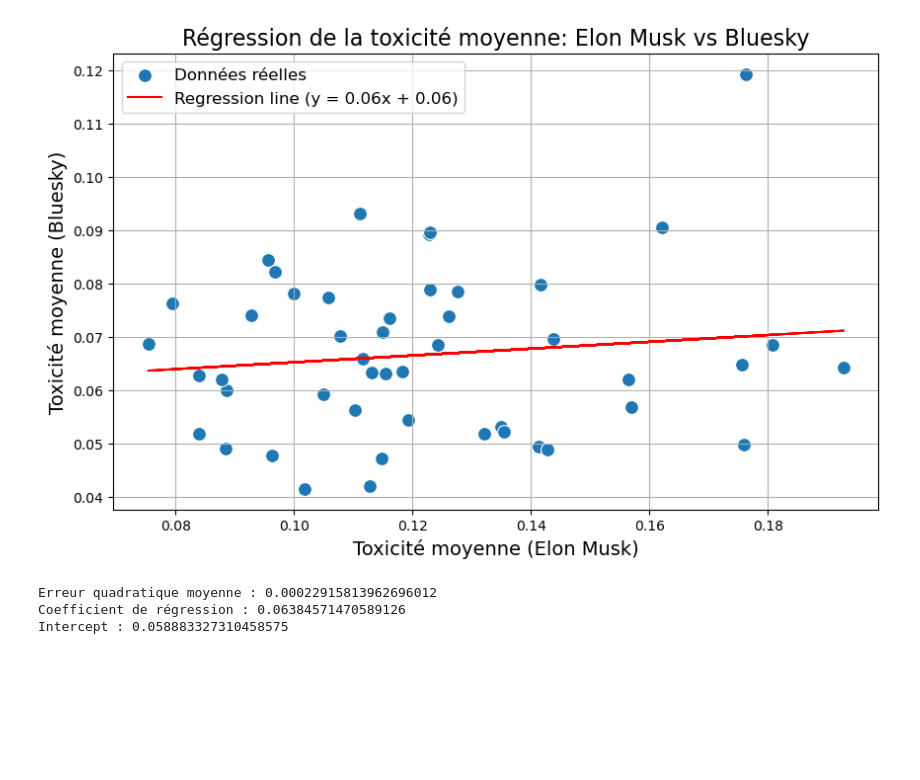
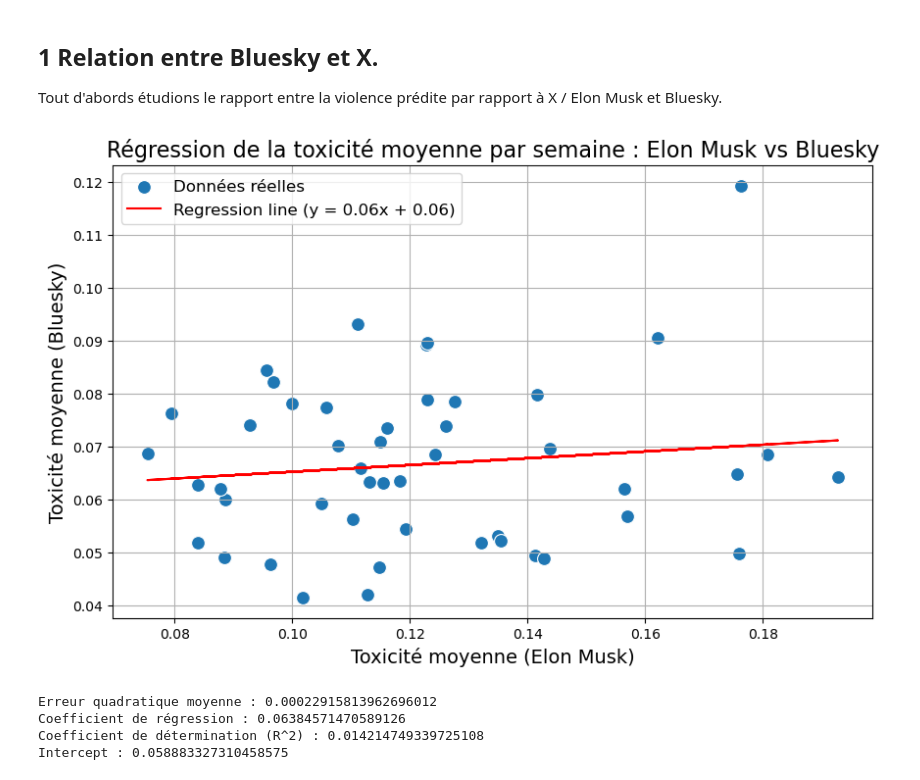
Before and after one commit to lucielang/Scrapping-de-tweets, a Jupyter notebook: 0_notebooks/7_modelisation.ipynb, the cells around one changed output. Saved outputs shown, nothing was run; the diff lists cells and outputs as text; code cells hidden in the pictures; blank space fills up the shorter version.

```diff
--- a/0_notebooks/7_modelisation.ipynb
+++ b/0_notebooks/7_modelisation.ipynb
@@ -49,46 +54,52 @@ bluesky_df = pd.read_csv(os.path.join('..','data_fin','bluesky_def.csv'))
+# %% [markdown]
+## 1 Relation entre Bluesky et X.
+
+Tout d'abords étudions le rapport entre la violence prédite par rapport à X / Elon Musk et Bluesky.
 # %%
 # Calculer les moyennes de toxicité par YearWeek
 elon_avg_toxicity = elon_df.groupby('YearWeek')['violence_prédite'].mean().reset_index()
 bluesky_avg_toxicity = bluesky_df.groupby('YearWeek')['violence_prédite'].mean().reset_index()
 
 # Fusionner les deux moyennes sur YearWeek
 merged_data = pd.merge(elon_avg_toxicity, bluesky_avg_toxicity, on='YearWeek', suffixes=('_elon', '_bluesky'))
 
 # Préparer les données pour la régression
 X = merged_data['violence_prédite_elon'].values.reshape(-1, 1)  # Variable explicative
 y = merged_data['violence_prédite_bluesky'].values  # Variable cible
+# Modèle de régression linéaire
+model = LinearRegression()
+model.fit(X, y)
+r2 = model.score(X, y)
+
+# Prédictions
+y_pred = model.predict(X)
+
+# Calcul de l'erreur quadratique moyenne
+mse = mean_squared_error(y, y_pred)
+
+# Coefficients du modèle
+coef = model.coef_[0]
+intercept = model.intercept_
+
+# Affichage des résultats
+plt.figure(figsize=(10, 6))
+sns.scatterplot(x='violence_prédite_elon', y='violence_prédite_bluesky', data=merged_data, label='Données réelles', s=100)
+plt.plot(merged_data['violence_prédite_elon'], y_pred, color='red', label=f'Regression line (y = {coef:.2f}x + {intercept:.2f})')
+plt.title('Régression de la toxicité moyenne par semaine : Elon Musk vs Bluesky', fontsize=16)
+plt.xlabel('Toxicité moyenne (Elon Musk)', fontsize=14)
+plt.ylabel('Toxicité moyenne (Bluesky)', fontsize=14)
+plt.legend(fontsize=12)
+plt.grid(True)
+plt.show()
+
+# Résumé
+print("Erreur quadratique moyenne :", mse)
+print("Coefficient de régression :", coef)
+print("Coefficient de détermination (R^2) :", r2)
+print("Intercept :", intercept)
+# %% [output]
+[figure, added]
+Erreur quadratique moyenne : 0.00022915813962696012
+Coefficient de régression : 0.06384571470589126
+Coefficient de détermination (R^2) : 0.014214749339725108
+Intercept : 0.058883327310458575
-# %%
-# Modèle de régression linéaire
-model = LinearRegression()
-model.fit(X, y)
-
-# Prédictions
-y_pred = model.predict(X)
-
-# Calcul de l'erreur quadratique moyenne
-mse = mean_squared_error(y, y_pred)
-
-# Coefficients du modèle
-coef = model.coef_[0]
-intercept = model.intercept_
-
-# Affichage des résultats
-plt.figure(figsize=(10, 6))
-sns.scatterplot(x='violence_prédite_elon', y='violence_prédite_bluesky', data=merged_data, label='Données réelles', s=100)
-plt.plot(merged_data['violence_prédite_elon'], y_pred, color='red', label=f'Regression line (y = {coef:.2f}x + {intercept:.2f})')
-plt.title('Régression de la toxicité moyenne: Elon Musk vs Bluesky', fontsize=16)
-plt.xlabel('Toxicité moyenne (Elon Musk)', fontsize=14)
-plt.ylabel('Toxicité moyenne (Bluesky)', fontsize=14)
-plt.legend(fontsize=12)
-plt.grid(True)
-plt.show()
-
-# Résumé
-print("Erreur quadratique moyenne :", mse)
-print("Coefficient de régression :", coef)
-print("Intercept :", intercept)
-# %% [output]
-[figure, removed]
-Erreur quadratique moyenne : 0.00022915813962696012
-Coefficient de régression : 0.06384571470589126
-Intercept : 0.058883327310458575
```
Also changed, not shown: parts of 10 cells of this notebook, 2 other files.
